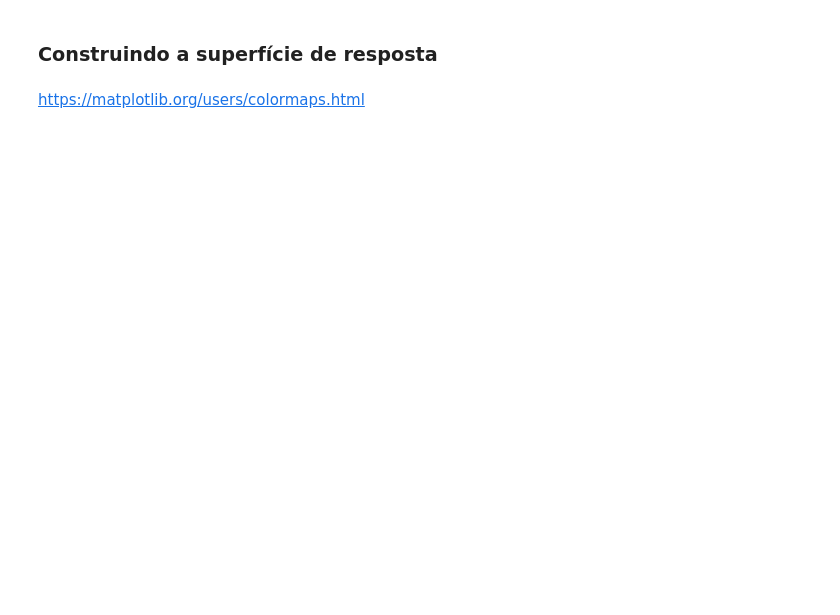
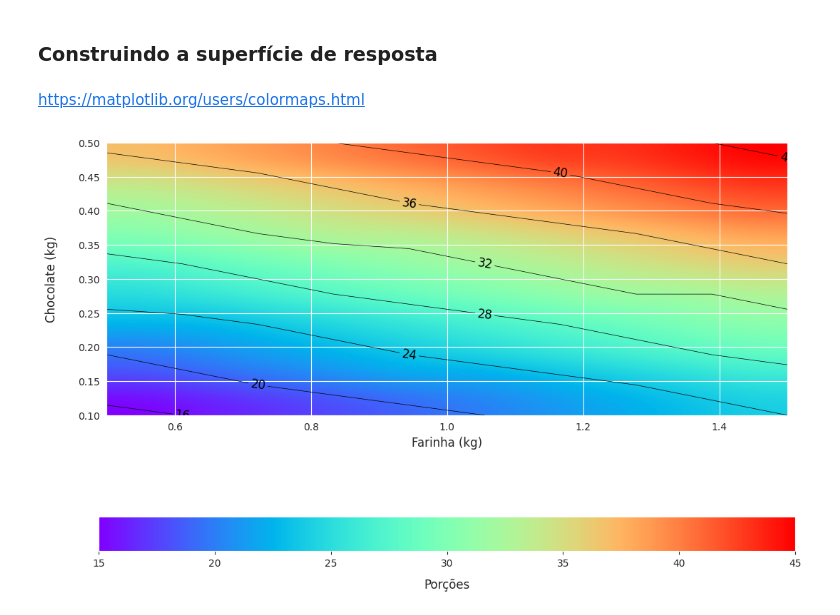
Before and after one commit to joaogabriel-fn/python-estatistica, a Jupyter notebook: Cursos/Análise-de-experimentos-testes-mapas-de-cores-e-análises-dos-dados/Planejamento_experimentos_aula.ipynb, the cells around one changed output. Cells and saved outputs as stored; diff of their text form; code cells hidden in the pictures; blank space fills up the shorter version.

```diff
--- a/Cursos/Análise-de-experimentos-testes-mapas-de-cores-e-análises-dos-dados/Planejamento_experimentos_aula.ipynb
+++ b/Cursos/Análise-de-experimentos-testes-mapas-de-cores-e-análises-dos-dados/Planejamento_experimentos_aula.ipynb
@@ -348,3 +580,18 @@ ax.fig.set_size_inches(8,6);
 ### .
 # %% [markdown]
 ### Definindo a função
+# %%
+def modelo_receita (x_f, x_c):
+
+  limite_normalizado = [-1, 1]
+
+  limite_farinha = [0.5, 1.5]
+
+  limite_chocolate = [0.1, 0.5]
+
+  x_f_convertido = np.interp(x_f, limite_farinha, limite_normalizado)
+  x_c_convertido = np.interp(x_c, limite_chocolate, limite_normalizado)
+
+  porcoes = parametros['Intercept'] + parametros['Farinha']*x_f_convertido + parametros['Chocolate']*x_c_convertido
+
+  return int(np.floor(porcoes))
@@ -399,3 +650,6 @@ ax.fig.set_size_inches(8,6);
 
 
 <p style='margin: 30px 30px;'>
+# %%
+x_farinha = np.linspace(start=0.5, stop=1.5, num=10)
+x_farinha
@@ -401,0 +659,3 @@ ax.fig.set_size_inches(8,6);
+# %%
+x_chocolate = np.linspace(start=0.1, stop=0.5, num=10)
+x_chocolate
@@ -405,0 +667,2 @@ ax.fig.set_size_inches(8,6);
+# %%
+pontos = [[modelo_receita(x, y) for y in x_chocolate] for x in x_farinha]
@@ -408,2 +686,16 @@ ax.fig.set_size_inches(8,6);
 # %% [markdown]
 https://matplotlib.org/users/colormaps.html
+# %%
+plt.figure(figsize=(14,8))
+plt.xlabel('Farinha (kg)', fontsize=12)
+plt.ylabel('Chocolate (kg)', fontsize=12, labelpad=20)
+
+ax = plt.imshow(pontos, origin='lower', cmap= cm.rainbow, interpolation='quadric', extent=(0.5, 1.5, 0.1, 0.5))
+
+plt.colorbar(orientation='horizontal', pad=0.23, shrink=0.9).set_label('Porções', fontsize=12, labelpad=10)
+
+linhas = plt.contour(x_farinha, x_chocolate, pontos, colors='k', linewidths=0.5)
+
+plt.clabel(linhas, inline=True, fontsize=12, inline_spacing=5);
+# %% [output]
+[figure, added]
```
Also changed, not shown: parts of 42 cells of this notebook.
